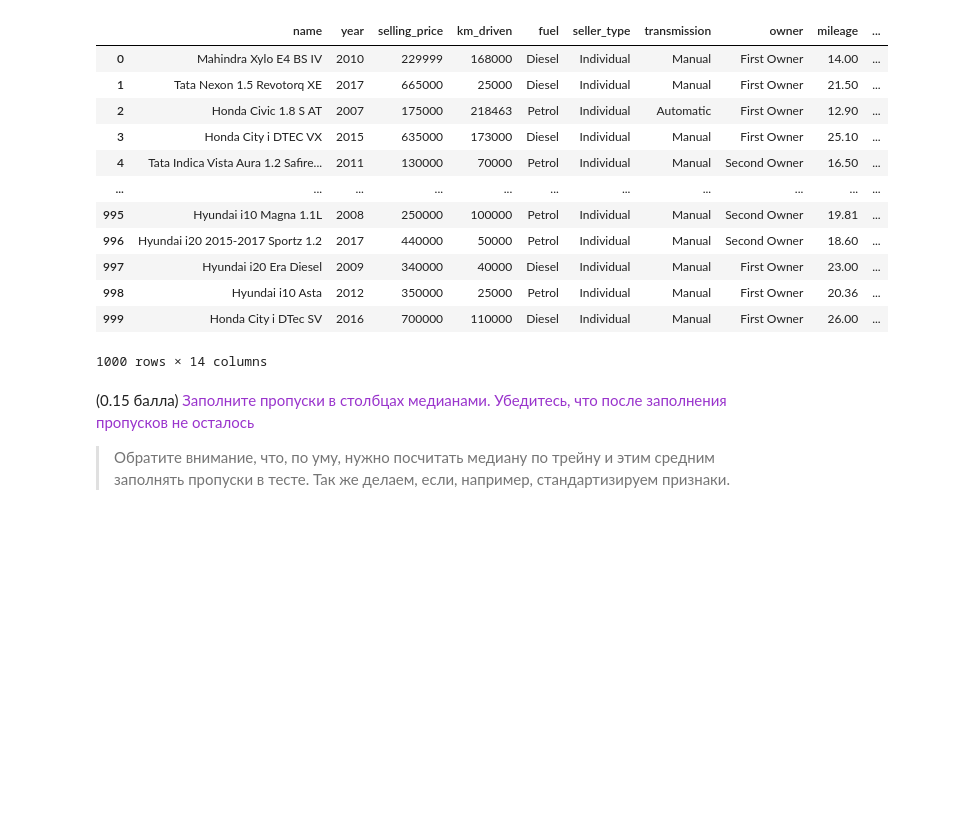
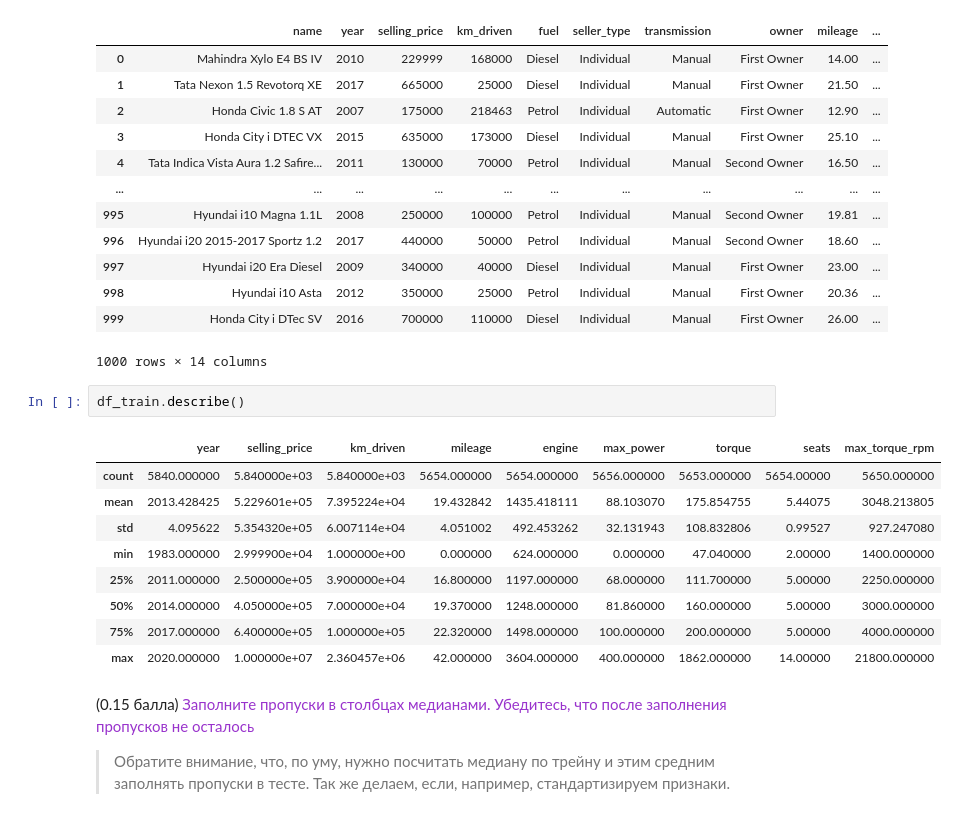
Before and after one commit to Kulikov17/MLDS_ML, a Jupyter notebook: HW1/HW1_Regression_with_inference.ipynb, the cells around one changed output. Drawn from its saved outputs; the diff is of its cells as text; blank space fills up the shorter version.

```diff
--- a/HW1/HW1_Regression_with_inference.ipynb
+++ b/HW1/HW1_Regression_with_inference.ipynb
@@ -436,6 +430,18 @@ df_test
 | 998 | Hyundai i10 Asta | 2012 | 350000 | 25000 | Petrol | Individual | Manual | First Owner | 20.36 | ... |
 | 999 | Honda City i DTec SV | 2016 | 700000 | 110000 | Diesel | Individual | Manual | First Owner | 26.00 | ... |
 1000 rows × 14 columns
+# %%
+df_train.describe()
+# %% [output]
+|  | year | selling_price | km_driven | mileage | engine | max_power | torque | seats | max_torque_rpm |
+| count | 5840.000000 | 5.840000e+03 | 5.840000e+03 | 5654.000000 | 5654.000000 | 5656.000000 | 5653.000000 | 5654.00000 | 5650.000000 |
+| mean | 2013.428425 | 5.229601e+05 | 7.395224e+04 | 19.432842 | 1435.418111 | 88.103070 | 175.854755 | 5.44075 | 3048.213805 |
+| std | 4.095622 | 5.354320e+05 | 6.007114e+04 | 4.051002 | 492.453262 | 32.131943 | 108.832806 | 0.99527 | 927.247080 |
+| min | 1983.000000 | 2.999900e+04 | 1.000000e+00 | 0.000000 | 624.000000 | 0.000000 | 47.040000 | 2.00000 | 1400.000000 |
+| 25% | 2011.000000 | 2.500000e+05 | 3.900000e+04 | 16.800000 | 1197.000000 | 68.000000 | 111.700000 | 5.00000 | 2250.000000 |
+| 50% | 2014.000000 | 4.050000e+05 | 7.000000e+04 | 19.370000 | 1248.000000 | 81.860000 | 160.000000 | 5.00000 | 3000.000000 |
+| 75% | 2017.000000 | 6.400000e+05 | 1.000000e+05 | 22.320000 | 1498.000000 | 100.000000 | 200.000000 | 5.00000 | 4000.000000 |
+| max | 2020.000000 | 1.000000e+07 | 2.360457e+06 | 42.000000 | 3604.000000 | 400.000000 | 1862.000000 | 14.00000 | 21800.000000 |
 # %% [markdown]
 (0.15 балла) <font color='#9933CC'>Заполните пропуски в столбцах медианами. Убедитесь, что после заполнения пропусков не осталось</font>
 
```
Also changed, not shown: parts of 37 cells of this notebook.
